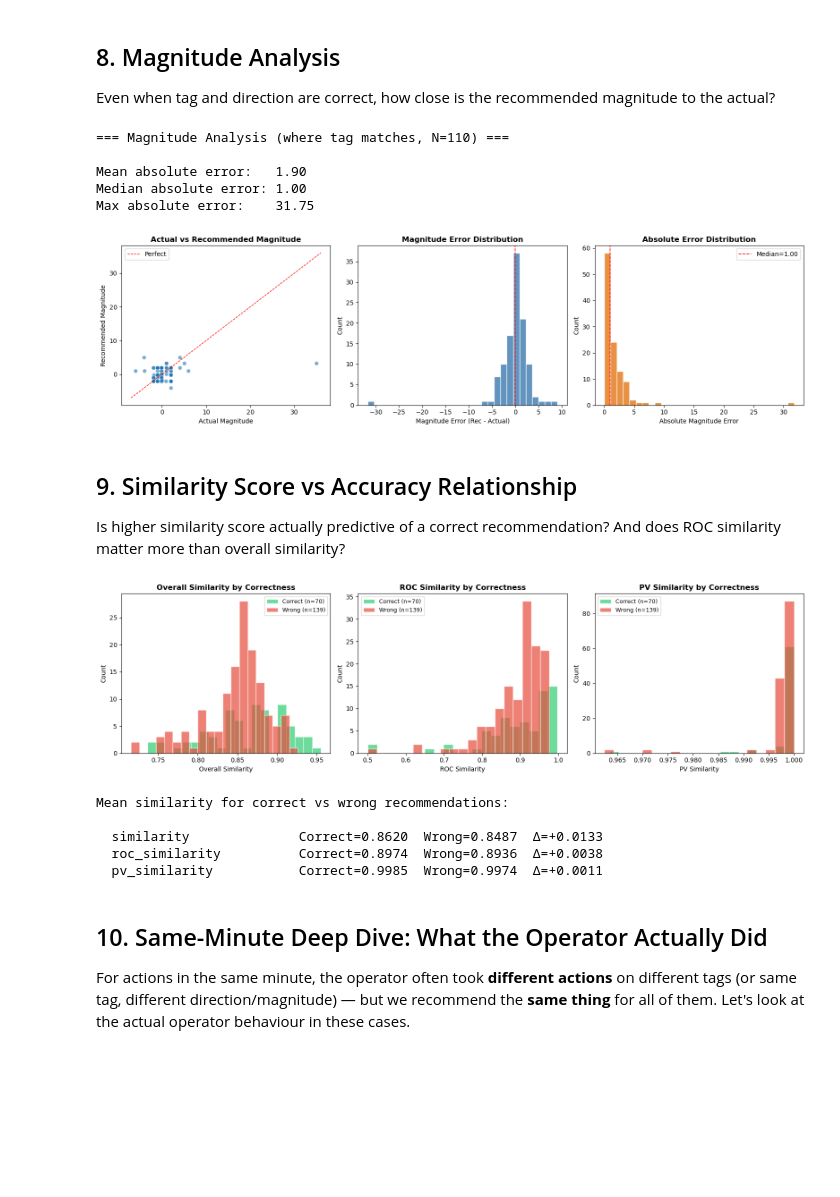
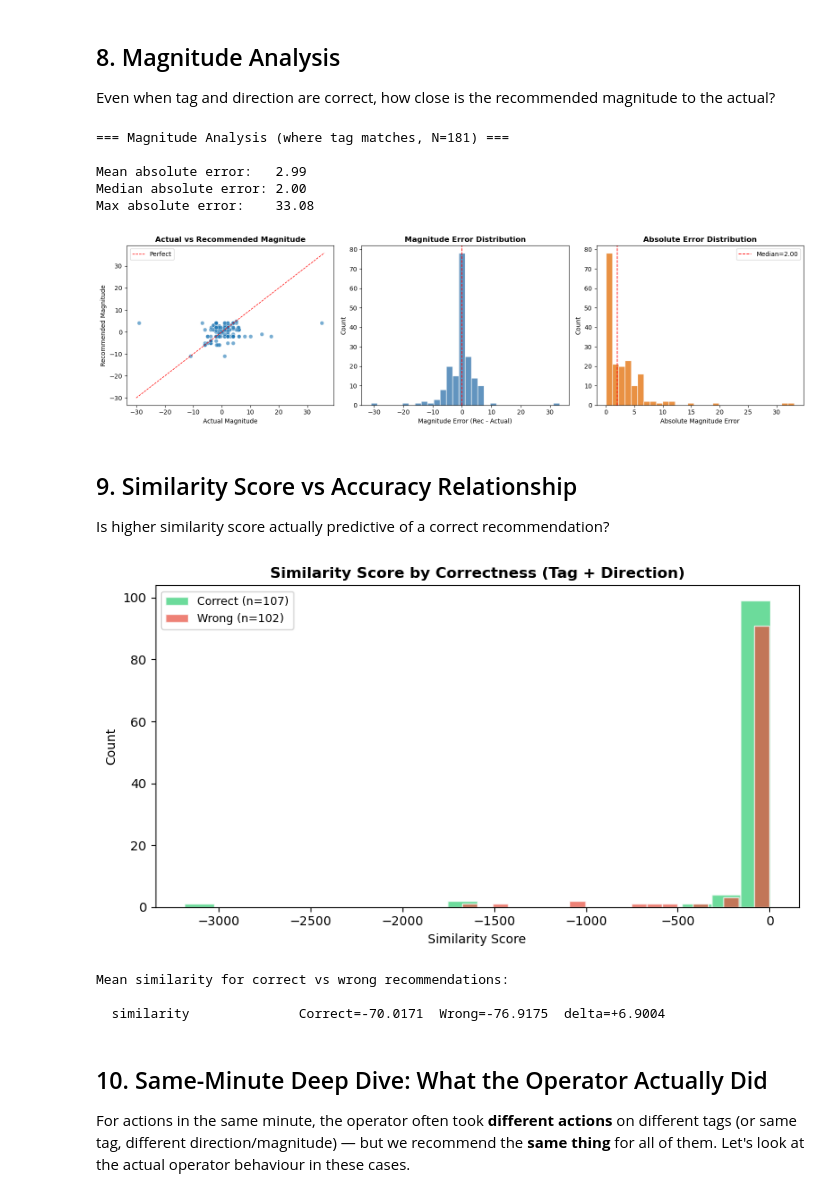
Before and after one commit to H604827/ControlActions, a Jupyter notebook: EXPERIMENTS/results_analysis.ipynb, the cells around one changed output. Saved outputs shown, nothing was run; the diff lists cells and outputs as text; code cells hidden in the pictures; blank space fills up the shorter version.

```diff
--- a/EXPERIMENTS/results_analysis.ipynb
+++ b/EXPERIMENTS/results_analysis.ipynb
@@ -218,12 +228,11 @@ We compute accuracy two ways:
 - **Deduplicated**: keep only **one action per episode-minute** (the first), removing redundant copies that share identical PV context
 # %%
 # ---------- Accuracy: build per-action evaluation using the match columns ----------
-# Each action_group has 1 actual + 3 recommended rows.
-# The recommended rows already have pre-computed match columns:
-#   tag_match_to_actual, direction_match_to_actual, magnitude_match_to_actual
+# Each action_group has 1 actual + 3 recommended rows (rank 1-3).
+# Match columns in the Excel: tag_match, direction_match, magnitude_match, type_match
 
-# Get top-1 recommendation per action_group (first rec row = highest similarity)
-top1_recs = recs_df.drop_duplicates(subset=['episode_id', 'action_group'], keep='first').copy()
+# Get top-1 recommendation per action_group (rank == 1)
+top1_recs = recs_df[recs_df['rank'] == 1].copy()
 
 # Merge minute info from actuals
 top1_recs = top1_recs.merge(
@@ -243,12 +252,11 @@ def compute_metrics(df, label):
     return {
         'subset': label,
         'n_actions': len(df),
-        'tag_match': f"{df['tag_match_to_actual'].mean():.1%}",
-        'direction_match': f"{df['direction_match_to_actual'].mean():.1%}",
-        'magnitude_match': f"{df['magnitude_match_to_actual'].mean():.1%}",
+        'tag_match': f"{df['tag_match'].mean():.1%}",
+        'direction_match': f"{df['direction_match'].mean():.1%}",
+        'type_match': f"{df['type_match'].mean():.1%}",
+        'magnitude_match': f"{df['magnitude_match'].mean():.1%}",
         'avg_similarity': f"{df['similarity'].mean():.4f}",
-        'avg_pv_similarity': f"{df['pv_similarity'].mean():.4f}",
-        'avg_roc_similarity': f"{df['roc_similarity'].mean():.4f}",
     }
 
 metrics = pd.DataFrame([
@@ -501,14 +518,9 @@ Actual
 Even when tag and direction are correct, how close is the recommended magnitude to the actual?
 # %%
 # ---------- Magnitude comparison (where tag matches) ----------
-correct_tag = top1_dedup[top1_dedup['tag_match_to_actual'] == 1.0].copy()
+correct_tag = top1_dedup[top1_dedup['tag_match'] == 1.0].copy()
 
-# Actual magnitude from actuals_df, rec magnitude from rec's 'magnitude' column
-# Merge actual magnitude
-correct_tag = correct_tag.merge(
-    actuals_df[['episode_id', 'action_group', 'magnitude']].rename(columns={'magnitude': 'actual_magnitude'}),
-    on=['episode_id', 'action_group'], how='left'
-)
+# actual_magnitude was already merged into recs_df in Cell 2
 correct_tag['mag_error'] = correct_tag['magnitude'] - correct_tag['actual_magnitude']
 correct_tag['abs_mag_error'] = correct_tag['mag_error'].abs()
 
@@ -550,52 +562,45 @@ ax.legend()
 plt.tight_layout()
 plt.show()
 # %% [output]
-=== Magnitude Analysis (where tag matches, N=110) ===
+=== Magnitude Analysis (where tag matches, N=181) ===
 
-Mean absolute error:   1.90
-Median absolute error: 1.00
-Max absolute error:    31.75
+Mean absolute error:   2.99
+Median absolute error: 2.00
+Max absolute error:    33.08
-[figure, old version]
+[figure, new version]
 # %% [markdown]
 ## 9. Similarity Score vs Accuracy Relationship
 
-Is higher similarity score actually predictive of a correct recommendation? And does ROC similarity matter more than overall similarity?
+Is higher similarity score actually predictive of a correct recommendation?
 # %%
 # ---------- Similarity vs correctness ----------
 d = top1_dedup.copy()
-d['both_correct'] = ((d['tag_match_to_actual'] == 1.0) & (d['direction_match_to_actual'] == 1.0)).astype(int)
+d['both_correct'] = ((d['tag_match'] == 1.0) & (d['direction_match'] == 1.0)).astype(int)
 
-fig, axes = plt.subplots(1, 3, figsize=(16, 4.5))
+fig, ax = plt.subplots(1, 1, figsize=(8, 4.5))
 
-for ax, sim_col, label in zip(axes,
-    ['similarity', 'roc_similarity', 'pv_similarity'],
-    ['Overall Similarity', 'ROC Similarity', 'PV Similarity']):
+correct = d[d['both_correct'] == 1]['similarity']
+wrong   = d[d['both_correct'] == 0]['similarity']
 
-    correct = d[d['both_correct'] == 1][sim_col]
-    wrong   = d[d['both_correct'] == 0][sim_col]
-
-    ax.hist(correct, bins=20, alpha=0.7, label=f'Correct (n={len(correct)})', color='#2ecc71', edgecolor='white')
-    ax.hist(wrong, bins=20, alpha=0.7, label=f'Wrong (n={len(wrong)})', color='#e74c3c', edgecolor='white')
-    ax.set_xlabel(label)
-    ax.set_ylabel('Count')
-    ax.set_title(f'{label} by Correctness', fontweight='bold')
-    ax.legend(fontsize=9)
+ax.hist(correct, bins=20, alpha=0.7, label=f'Correct (n={len(correct)})', color='#2ecc71', edgecolor='white')
+ax.hist(wrong, bins=20, alpha=0.7, label=f'Wrong (n={len(wrong)})', color='#e74c3c', edgecolor='white')
+ax.set_xlabel('Similarity Score')
+ax.set_ylabel('Count')
+ax.set_title('Similarity Score by Correctness (Tag + Direction)', fontweight='bold')
+ax.legend(fontsize=9)
 
 plt.tight_layout()
 plt.show()
 
 print("Mean similarity for correct vs wrong recommendations:\n")
-for col in ['similarity', 'roc_similarity', 'pv_similarity']:
-    c_mean = d[d['both_correct']==1][col].mean()
-    w_mean = d[d['both_correct']==0][col].mean()
-    print(f"  {col:22s}  Correct={c_mean:.4f}  Wrong={w_mean:.4f}  Δ={c_mean-w_mean:+.4f}")
+c_mean = d[d['both_correct']==1]['similarity'].mean()
+w_mean = d[d['both_correct']==0]['similarity'].mean()
+print(f"  {'similarity':22s}  Correct={c_mean:.4f}  Wrong={w_mean:.4f}  delta={c_mean-w_mean:+.4f}")
 # %% [output]
-[figure, old version]
+[figure, new version]
 Mean similarity for correct vs wrong recommendations:
 
-  similarity              Correct=0.8620  Wrong=0.8487  Δ=+0.0133
-  roc_similarity          Correct=0.8974  Wrong=0.8936  Δ=+0.0038
-  pv_similarity           Correct=0.9985  Wrong=0.9974  Δ=+0.0011
+  similarity              Correct=-70.0171  Wrong=-76.9175  delta=+6.9004
 # %% [markdown]
 ## 10. Same-Minute Deep Dive: What the Operator Actually Did
 
```
Also changed, not shown: parts of 16 cells of this notebook, 5 other files.
